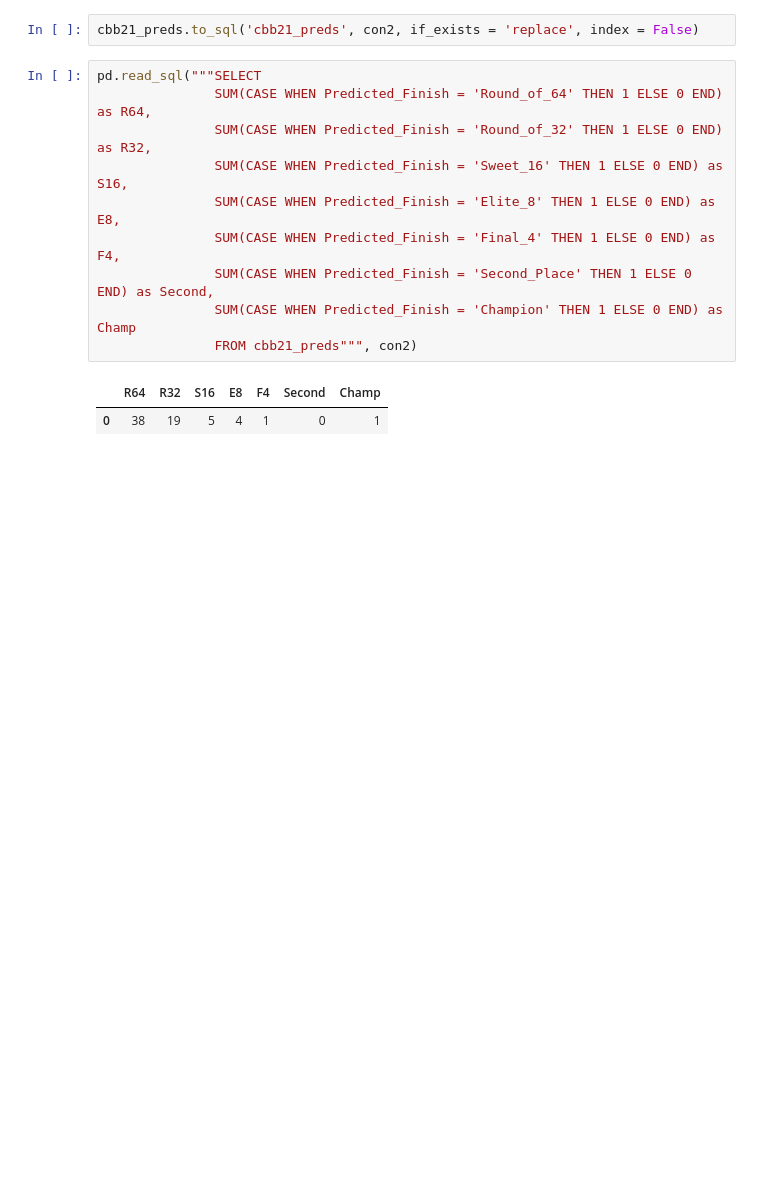
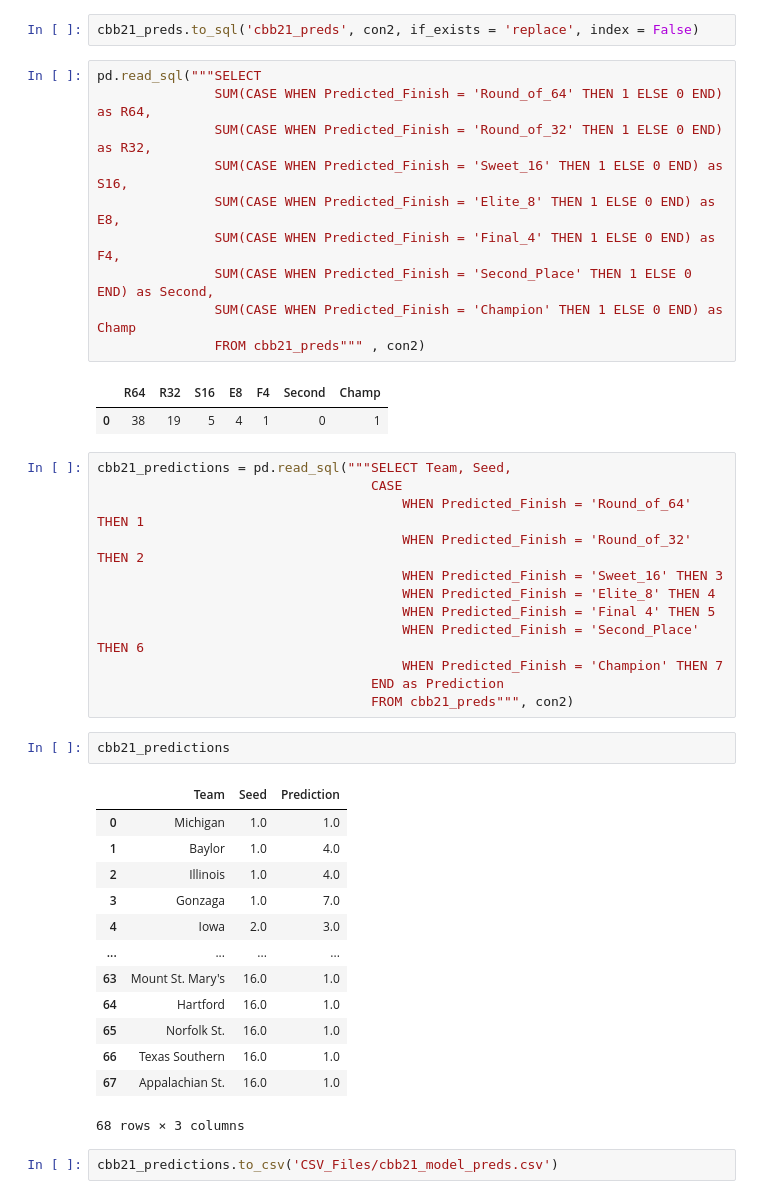
Before and after one commit to Ahila700/College_basketball_analysis, a Jupyter notebook: Modeling.ipynb, the cells around one changed output. Saved outputs shown, nothing was run; the diff lists cells and outputs as text; blank space fills up the shorter version.

Commit message:
added a new csv file that shows the predictions to create visuals in the data

```diff
--- a/Modeling.ipynb
+++ b/Modeling.ipynb
@@ -199,7 +199,37 @@ pd.read_sql("""SELECT
                SUM(CASE WHEN Predicted_Finish = 'Final_4' THEN 1 ELSE 0 END) as F4,
                SUM(CASE WHEN Predicted_Finish = 'Second_Place' THEN 1 ELSE 0 END) as Second,
                SUM(CASE WHEN Predicted_Finish = 'Champion' THEN 1 ELSE 0 END) as Champ
-               FROM cbb21_preds""", con2)
+               FROM cbb21_preds""" , con2)
 # %% [output]
 |  | R64 | R32 | S16 | E8 | F4 | Second | Champ |
 | 0 | 38 | 19 | 5 | 4 | 1 | 0 | 1 |
+# %%
+cbb21_predictions = pd.read_sql("""SELECT Team, Seed,
+                                   CASE
+                                       WHEN Predicted_Finish = 'Round_of_64' THEN 1
+                                       WHEN Predicted_Finish = 'Round_of_32' THEN 2
+                                       WHEN Predicted_Finish = 'Sweet_16' THEN 3
+                                       WHEN Predicted_Finish = 'Elite_8' THEN 4
+                                       WHEN Predicted_Finish = 'Final 4' THEN 5
+                                       WHEN Predicted_Finish = 'Second_Place' THEN 6
+                                       WHEN Predicted_Finish = 'Champion' THEN 7
+                                   END as Prediction
+                                   FROM cbb21_preds""", con2)
+# %%
+cbb21_predictions
+# %% [output]
+|  | Team | Seed | Prediction |
+| 0 | Michigan | 1.0 | 1.0 |
+| 1 | Baylor | 1.0 | 4.0 |
+| 2 | Illinois | 1.0 | 4.0 |
+| 3 | Gonzaga | 1.0 | 7.0 |
+| 4 | Iowa | 2.0 | 3.0 |
+| ... | ... | ... | ... |
+| 63 | Mount St. Mary's | 16.0 | 1.0 |
+| 64 | Hartford | 16.0 | 1.0 |
+| 65 | Norfolk St. | 16.0 | 1.0 |
+| 66 | Texas Southern | 16.0 | 1.0 |
+| 67 | Appalachian St. | 16.0 | 1.0 |
+68 rows × 3 columns
+# %%
+cbb21_predictions.to_csv('CSV_Files/cbb21_model_preds.csv')
```
Also changed, not shown: 2 other files.
